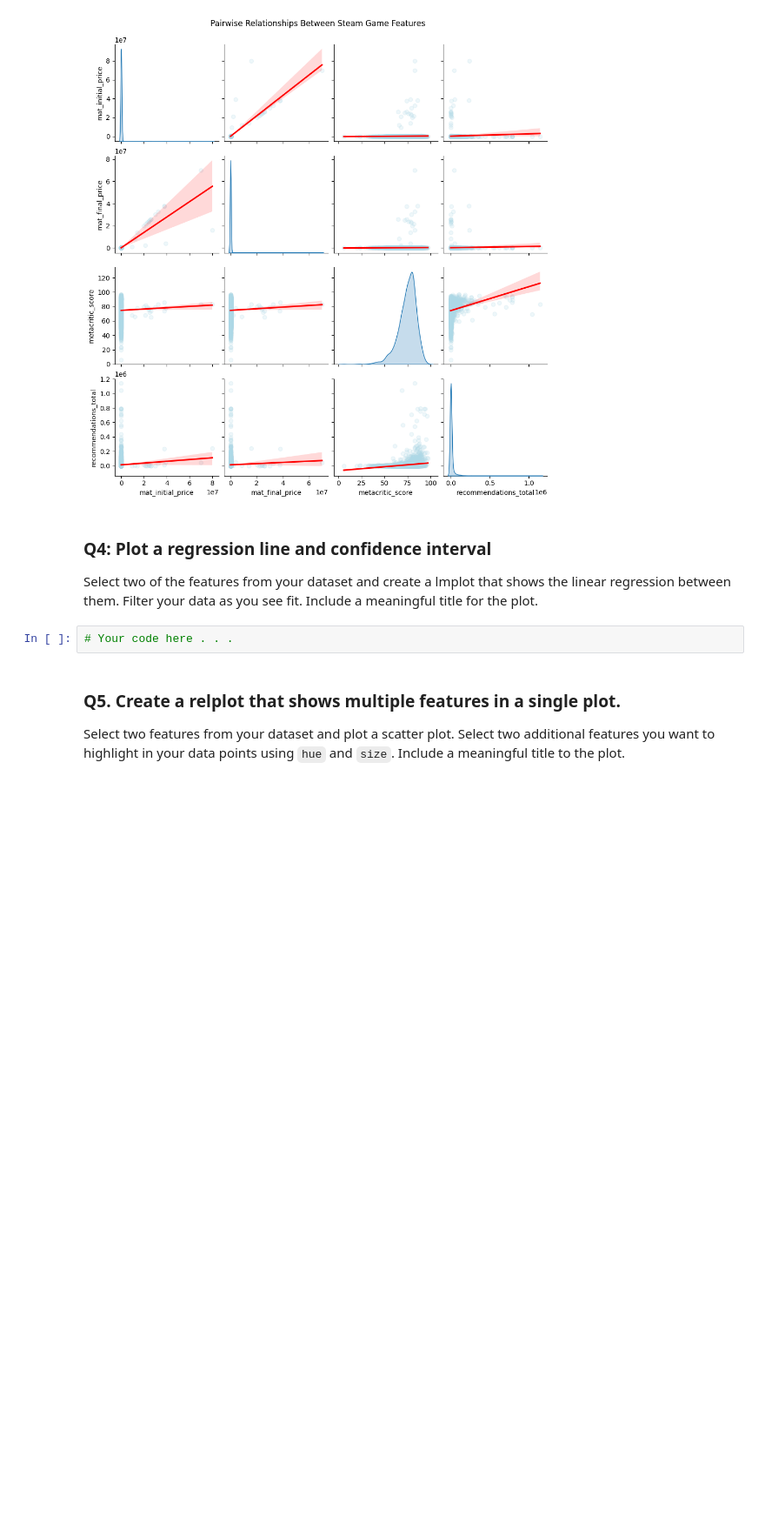
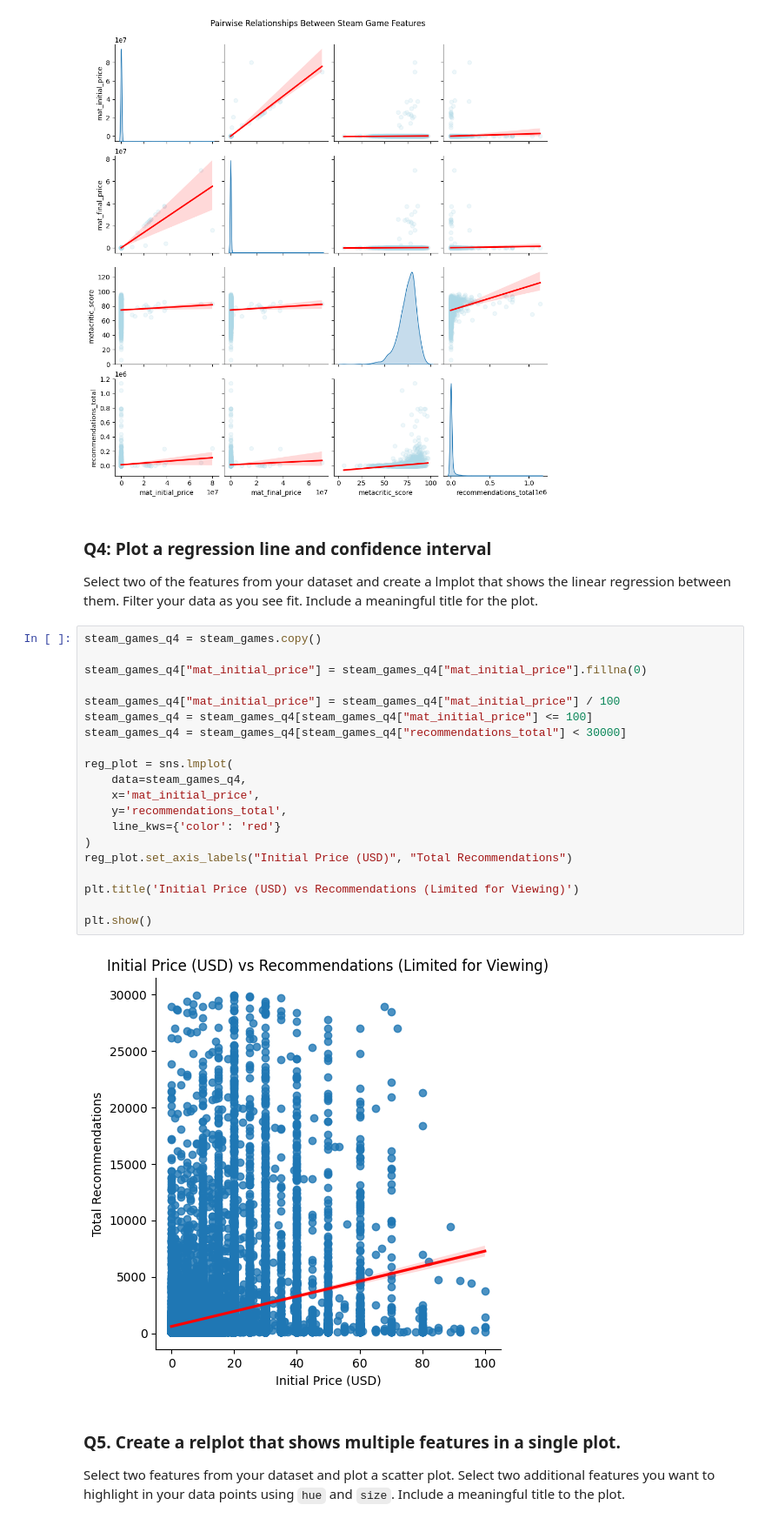
Before and after one commit to CS133-DataVisualization/term-project-group-15, a Jupyter notebook: Project Assignments/CS133_F25_P1_relplot_scatter.ipynb, the cells around one changed output. Shown at 87% size. Cells and saved outputs as stored; diff of their text form; blank space fills up the shorter version.

```diff
--- a/Project Assignments/CS133_F25_P1_relplot_scatter.ipynb
+++ b/Project Assignments/CS133_F25_P1_relplot_scatter.ipynb
@@ -84,8 +86,28 @@ plt.show()
 # %% [markdown]
 ### Q4: Plot a regression line and confidence interval
 Select two of the features from your dataset and create a lmplot that shows the linear regression between them. Filter your data as you see fit. Include a meaningful title for the plot.
-# %%
-# Your code here . . .
+# %%
+steam_games_q4 = steam_games.copy()
+
+steam_games_q4["mat_initial_price"] = steam_games_q4["mat_initial_price"].fillna(0)
+
+steam_games_q4["mat_initial_price"] = steam_games_q4["mat_initial_price"] / 100
+steam_games_q4 = steam_games_q4[steam_games_q4["mat_initial_price"] <= 100]
+steam_games_q4 = steam_games_q4[steam_games_q4["recommendations_total"] < 30000]
+
+reg_plot = sns.lmplot(
+    data=steam_games_q4,
+    x='mat_initial_price',
+    y='recommendations_total',
+    line_kws={'color': 'red'}
+)
+reg_plot.set_axis_labels("Initial Price (USD)", "Total Recommendations")
+
+plt.title('Initial Price (USD) vs Recommendations (Limited for Viewing)')
+
+plt.show()
+# %% [output]
+[figure, added]
 # %% [markdown]
 ### Q5. Create a relplot that shows multiple features in a single plot.
 Select two features from your dataset and plot a scatter plot. Select two additional features you want to highlight in your data points using `hue` and `size`. Include a meaningful title to the plot.
```
Also changed, not shown: parts of 3 cells of this notebook.
